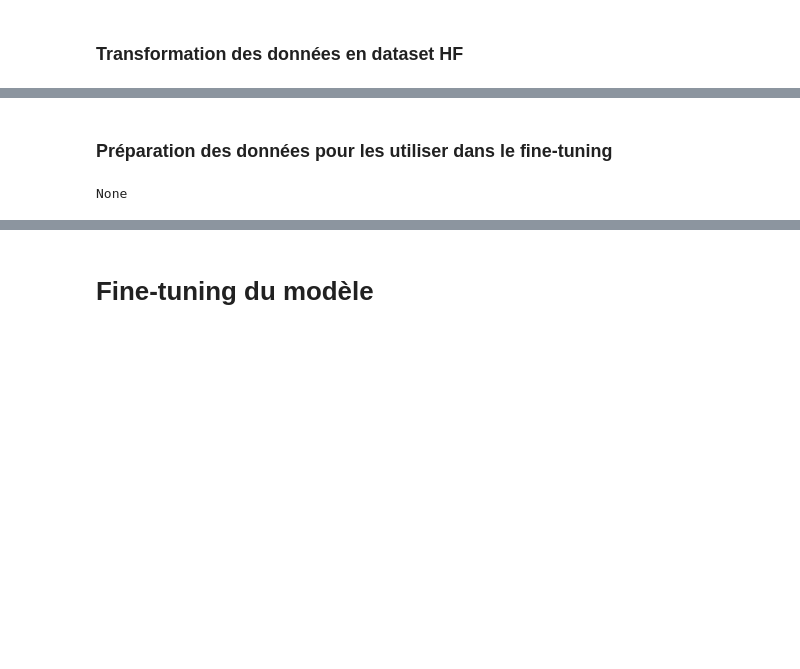
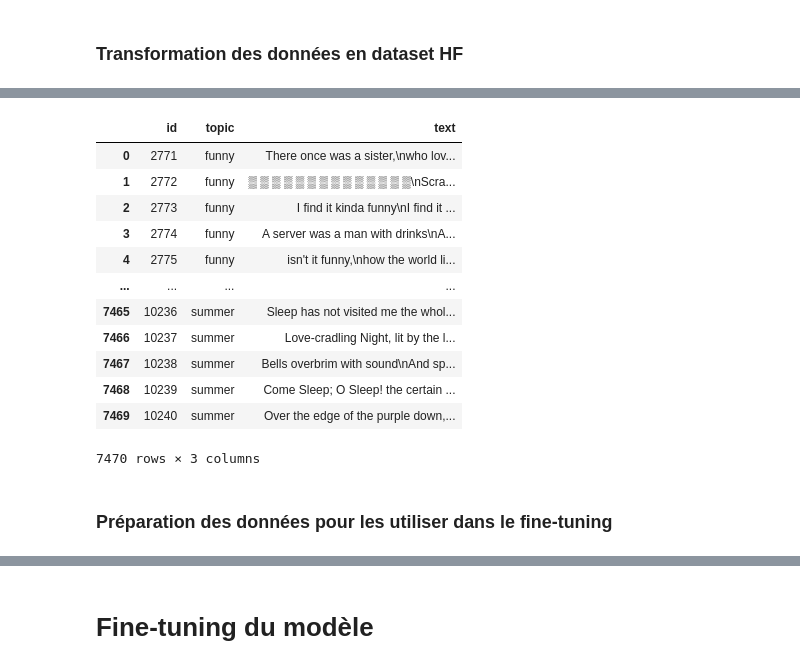
Before and after one commit to emeline-caruana/poem-generation, a Jupyter notebook: back/fine-tuning/Poem_Generation_v3.ipynb, the cells around one changed output, grey strips where cells are left out. Saved outputs shown, nothing was run; the diff lists cells and outputs as text; code cells hidden in the pictures; blank space fills up the shorter version.

```diff
--- a/back/fine-tuning/Poem_Generation_v3.ipynb
+++ b/back/fine-tuning/Poem_Generation_v3.ipynb
@@ -238,8 +223,8 @@ df['text'] = texts
 # %%
 ## Exportation ou importation des données sous forme de fichier .json
 
-# df.to_json(r"/content/drive/MyDrive/POEI/projet/poems_dataset_data_v2.json")
-df = pd.read_json(r"/content/drive/MyDrive/POEI/projet/poems_dataset_data_v2.json")
+# df.to_json(r"/content/drive/MyDrive/projet/poems_dataset_data_v2.json")
+df = pd.read_json(r"/content/drive/MyDrive/projet/poems_dataset_data_v2.json")
 # %%
 display(df)
 # %% [output]
@@ -309,8 +246,62 @@ DatasetDict({
+# %%
+## Choix de la caractériqtique pour le fine-tuning à faire : topic ou type, à modifier en fonction du choix
+
+## On garde uniquement les données nécessaires au FT (topic ou type)
+df_topic = df[df.topic != 'no_topic']
+# display(df_topic)
+
+# df_type = df[df.topic != 'no_type']
+
+
+## Supression de la colonnes avec la caractéristique non utilisées pour le FT
+df_topic = df_topic.drop('type', axis=1)
+# display(df_topic)
+
+# df_type = df_type.drop('topic', axis=1)
+# display(df_type)
+
+
+## Supression de la colonne "path" afin de ne plus avoir de valeurs str
+## Mais création d'un autre dataframe avec les ids des données pour avoir les paths si besoin
+df_topic.reset_index(inplace=True)
+df_topic.rename(columns={'index': 'id'}, inplace=True)
+
+paths = df_topic["path"].to_frame()
+paths.reset_index(inplace=True)
+paths.rename(columns={'index': 'id'}, inplace=True)
+paths["id"] = df_topic["id"]
+
+df_topic = df_topic.drop('path', axis=1)
+display(df_topic)
+
+## Séparation des données en train et test
+train_data, test_data = train_test_split(df_topic, test_size=0.2)
+
+## Transformation en HF Datasets
+tds = Dataset.from_pandas(train_data)
+vds = Dataset.from_pandas(test_data)
+
+ds = DatasetDict()
+
+ds['train'] = tds
+ds['test'] = vds
+
+dataset = ds.remove_columns(["__index_level_0__"])
+# %% [output]
+|  | id | topic | text |
+| 0 | 2771 | funny | There once was a sister,\nwho lov... |
+| 1 | 2772 | funny | ▒ ▒ ▒ ▒ ▒ ▒ ▒ ▒ ▒ ▒ ▒ ▒ ▒ ▒\nScra... |
+| 2 | 2773 | funny | I find it kinda funny\nI find it ... |
+| 3 | 2774 | funny | A server was a man with drinks\nA... |
+| 4 | 2775 | funny | isn't it funny,\nhow the world li... |
+| ... | ... | ... | ... |
+| 7465 | 10236 | summer | Sleep has not visited me the whol... |
+| 7466 | 10237 | summer | Love-cradling Night, lit by the l... |
+| 7467 | 10238 | summer | Bells overbrim with sound\nAnd sp... |
+| 7468 | 10239 | summer | Come Sleep; O Sleep! the certain ... |
+| 7469 | 10240 | summer | Over the edge of the purple down,... |
+7470 rows × 3 columns
 # %% [markdown]
 ### Préparation des données pour les utiliser dans le fine-tuning
-# %%
-print(tokenizer.bos_token)
-# %% [output]
-None
 # %%
 def tokenize_data(examples):
```
Also changed, not shown: parts of 19 cells of this notebook.
